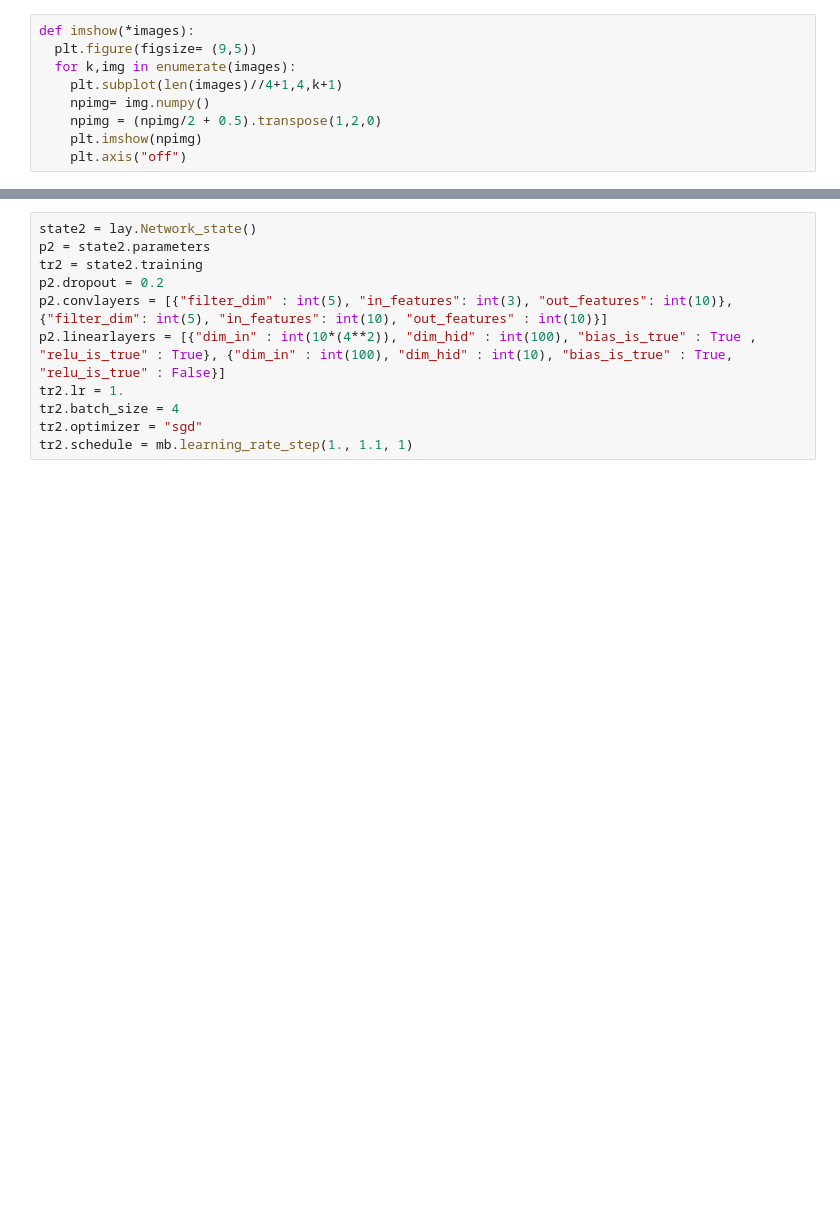
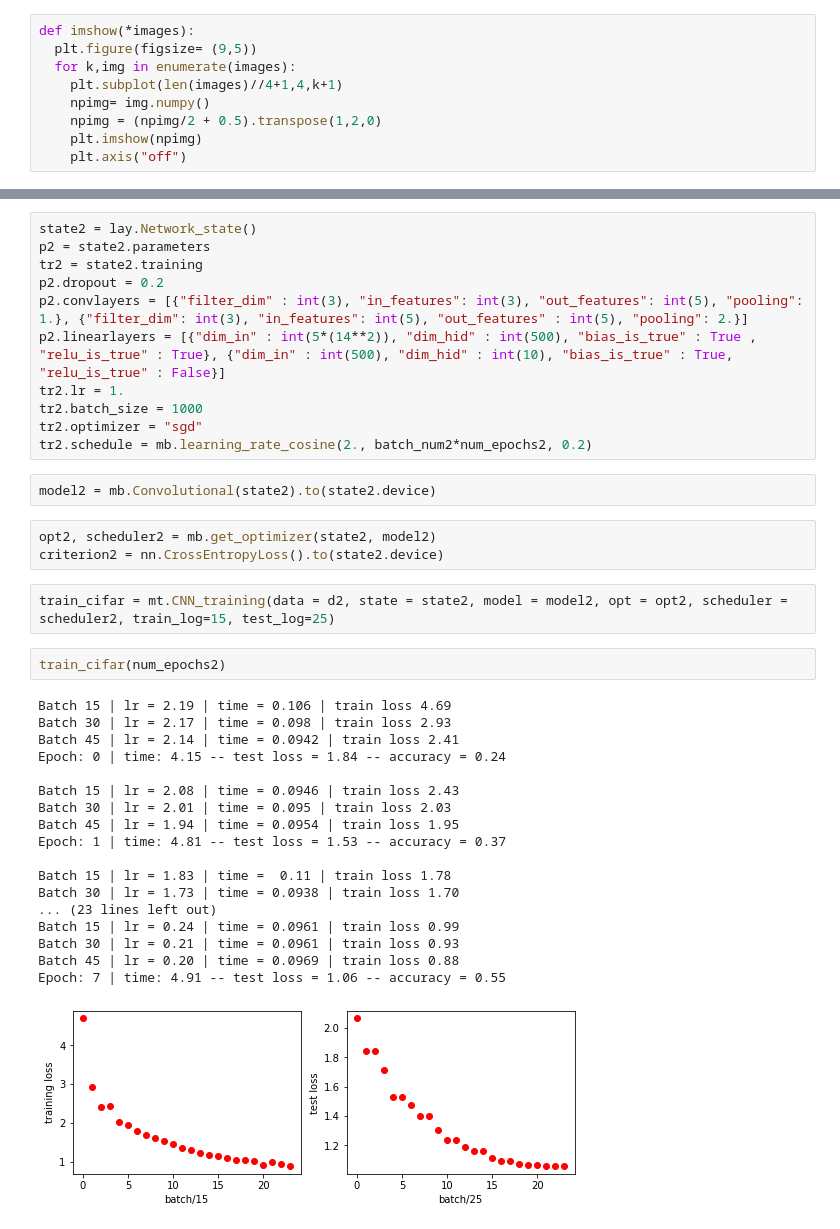
Before and after one commit to llamprou/NeuralNetwork, a Jupyter notebook: Convolutional.ipynb, the cells around one changed output, grey strips where cells are left out. Saved outputs shown, nothing was run; the diff lists cells and outputs as text; blank space fills up the shorter version.

```diff
--- a/Convolutional.ipynb
+++ b/Convolutional.ipynb
@@ -140,9 +146,37 @@ state2 = lay.Network_state()
 p2 = state2.parameters
 tr2 = state2.training
 p2.dropout = 0.2
-p2.convlayers = [{"filter_dim" : int(5), "in_features": int(3), "out_features": int(10)}, {"filter_dim": int(5), "in_features": int(10), "out_features" : int(10)}]
-p2.linearlayers = [{"dim_in" : int(10*(4**2)), "dim_hid" : int(100), "bias_is_true" : True , "relu_is_true" : True}, {"dim_in" : int(100), "dim_hid" : int(10), "bias_is_true" : True, "relu_is_true" : False}]
+p2.convlayers = [{"filter_dim" : int(3), "in_features": int(3), "out_features": int(5), "pooling": 1.}, {"filter_dim": int(3), "in_features": int(5), "out_features" : int(5), "pooling": 2.}]
+p2.linearlayers = [{"dim_in" : int(5*(14**2)), "dim_hid" : int(500), "bias_is_true" : True , "relu_is_true" : True}, {"dim_in" : int(500), "dim_hid" : int(10), "bias_is_true" : True, "relu_is_true" : False}]
 tr2.lr = 1.
-tr2.batch_size = 4
+tr2.batch_size = 1000
 tr2.optimizer = "sgd"
-tr2.schedule = mb.learning_rate_step(1., 1.1, 1)
+tr2.schedule = mb.learning_rate_cosine(2., batch_num2*num_epochs2, 0.2)
+# %%
+model2 = mb.Convolutional(state2).to(state2.device)
+# %%
+opt2, scheduler2 = mb.get_optimizer(state2, model2)
+criterion2 = nn.CrossEntropyLoss().to(state2.device)
+# %%
+train_cifar = mt.CNN_training(data = d2, state = state2, model = model2, opt = opt2, scheduler = scheduler2, train_log=15, test_log=25)
+# %%
+train_cifar(num_epochs2)
+# %% [output]
+Batch 15 | lr = 2.19 | time = 0.106 | train loss 4.69
+Batch 30 | lr = 2.17 | time = 0.098 | train loss 2.93
+Batch 45 | lr = 2.14 | time = 0.0942 | train loss 2.41
+Epoch: 0 | time: 4.15 -- test loss = 1.84 -- accuracy = 0.24
+
+Batch 15 | lr = 2.08 | time = 0.0946 | train loss 2.43
+Batch 30 | lr = 2.01 | time = 0.095 | train loss 2.03
+Batch 45 | lr = 1.94 | time = 0.0954 | train loss 1.95
+Epoch: 1 | time: 4.81 -- test loss = 1.53 -- accuracy = 0.37
+
+Batch 15 | lr = 1.83 | time =  0.11 | train loss 1.78
+Batch 30 | lr = 1.73 | time = 0.0938 | train loss 1.70
+... (23 lines left out)
+Batch 15 | lr = 0.24 | time = 0.0961 | train loss 0.99
+Batch 30 | lr = 0.21 | time = 0.0961 | train loss 0.93
+Batch 45 | lr = 0.20 | time = 0.0969 | train loss 0.88
+Epoch: 7 | time: 4.91 -- test loss = 1.06 -- accuracy = 0.55
+[figure, added]
```
Also changed, not shown: parts of 5 cells of this notebook.
